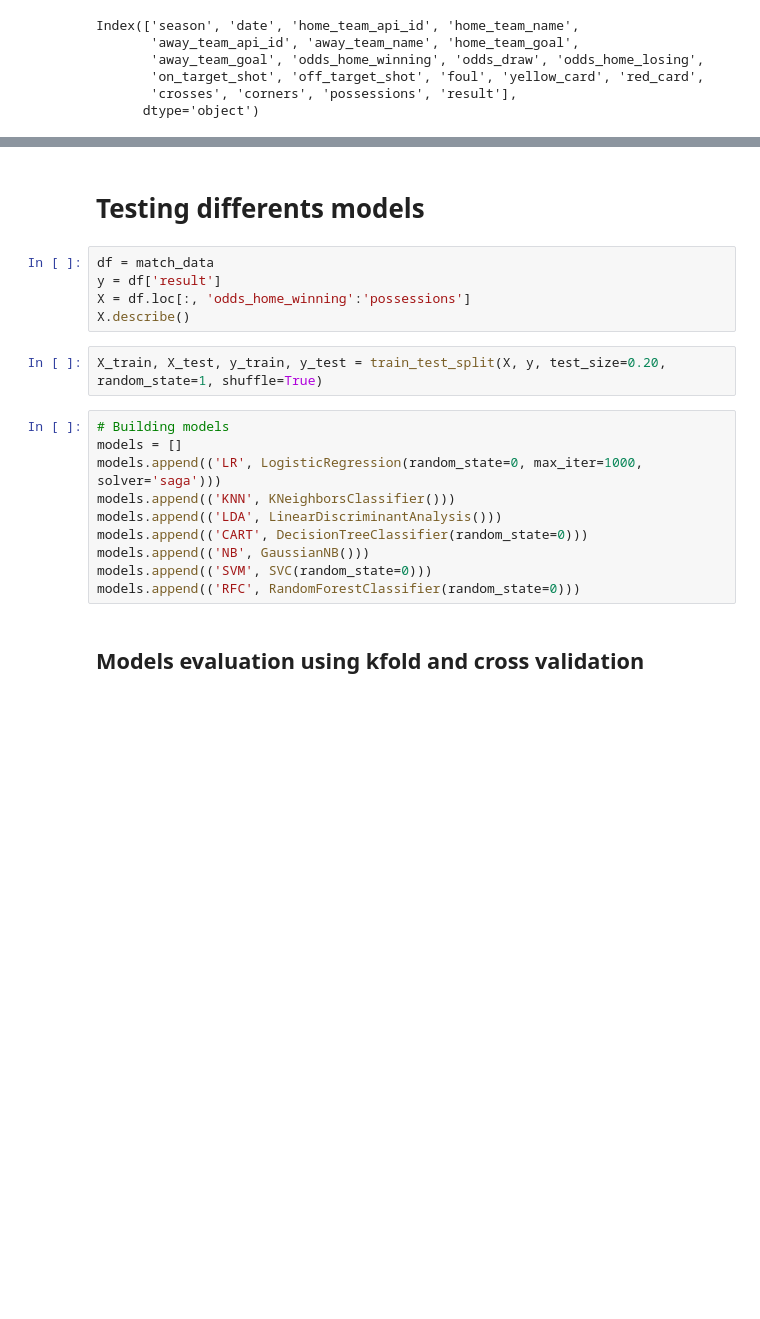
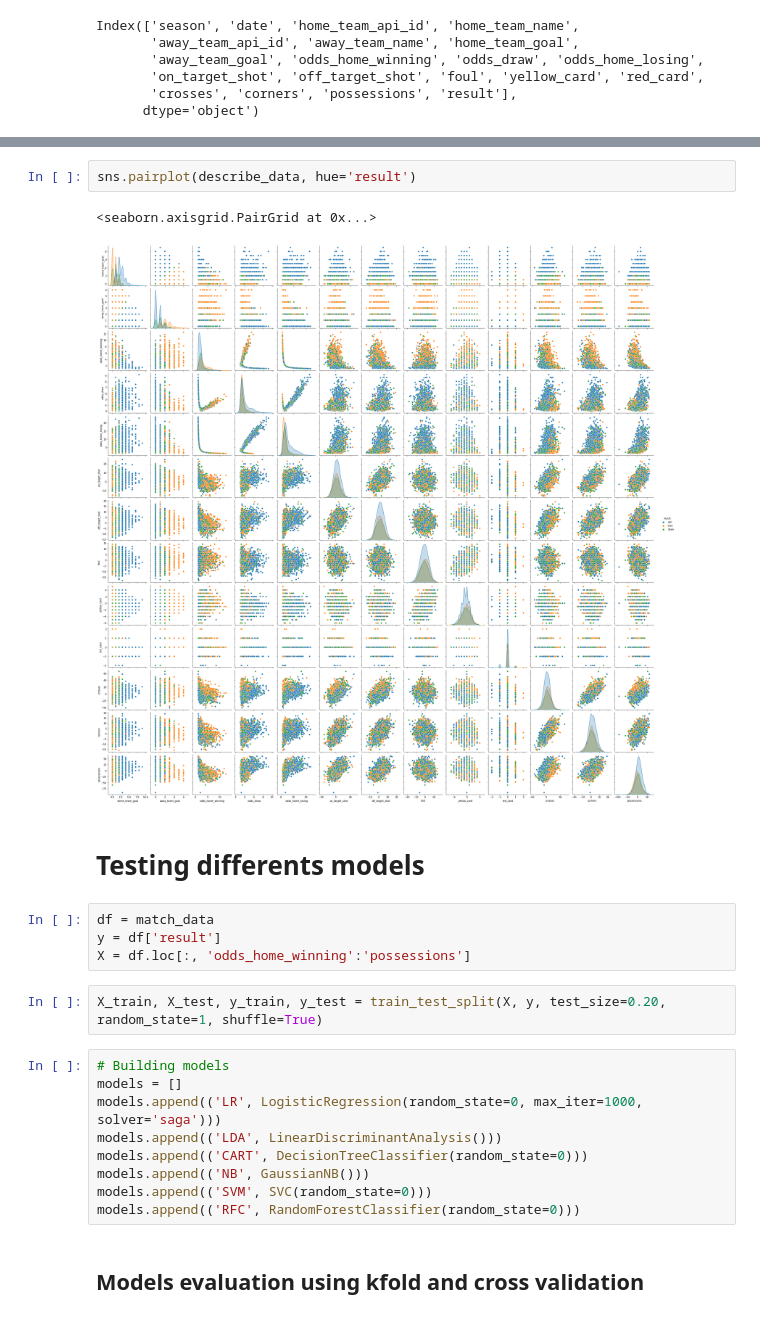
Before and after one commit to TamoToo/DataScience_Project, a Jupyter notebook: first_steps.ipynb, the cells around one changed output, grey strips where cells are left out. Drawn from its saved outputs; the diff is of its cells as text; blank space fills up the shorter version.

```diff
--- a/first_steps.ipynb
+++ b/first_steps.ipynb
@@ -168,17 +184,20 @@ match_data.describe()
+# %%
+sns.pairplot(describe_data, hue='result')
+# %% [output]
+<seaborn.axisgrid.PairGrid at 0x...>
+[figure, added]
 # %% [markdown]
 # Testing differents models
 # %%
 df = match_data
 y = df['result']
 X = df.loc[:, 'odds_home_winning':'possessions']
-X.describe()
 # %%
 X_train, X_test, y_train, y_test = train_test_split(X, y, test_size=0.20, random_state=1, shuffle=True)
 # %%
 # Building models
 models = []
 models.append(('LR', LogisticRegression(random_state=0, max_iter=1000, solver='saga')))
-models.append(('KNN', KNeighborsClassifier()))
 models.append(('LDA', LinearDiscriminantAnalysis()))
 models.append(('CART', DecisionTreeClassifier(random_state=0)))
 models.append(('NB', GaussianNB()))
```
Also changed, not shown: parts of 21 cells of this notebook, 1 other file.
